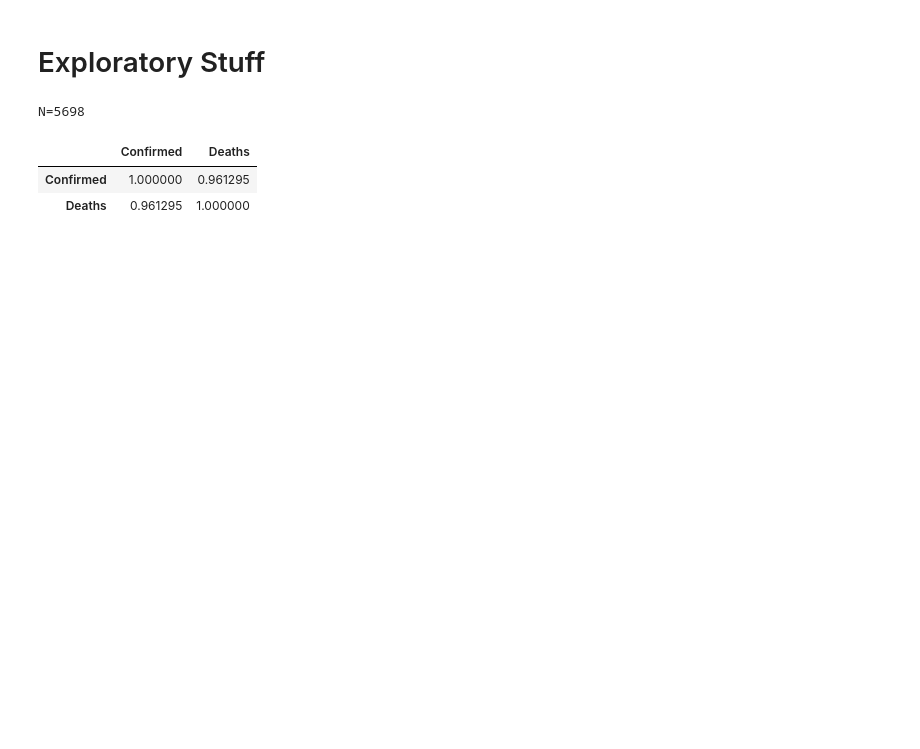
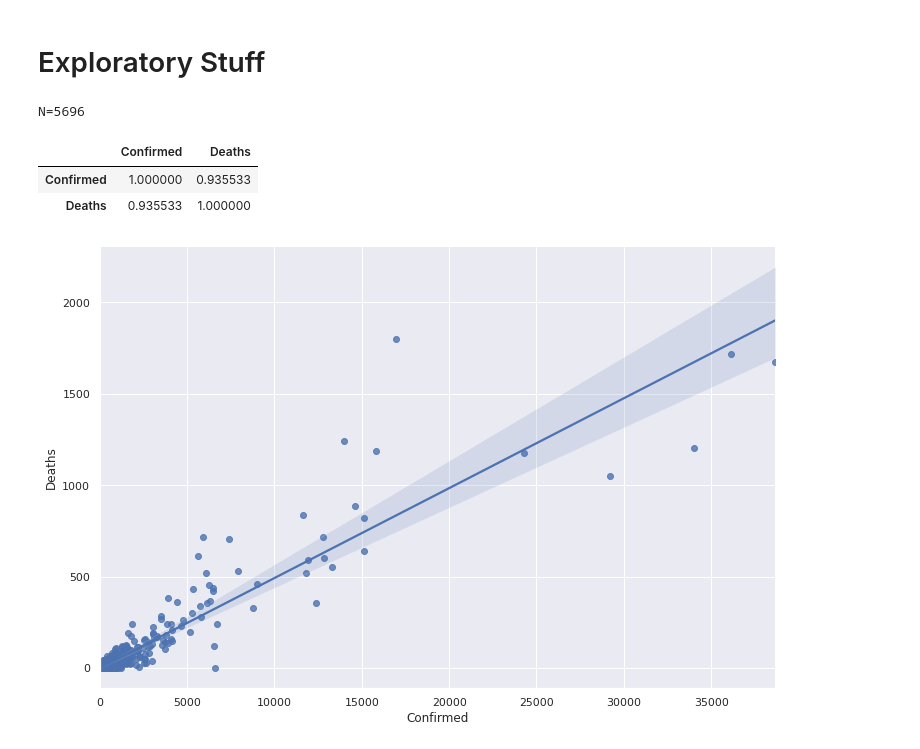
Before and after one commit to codeforkjeff/covid-19-stats, a Jupyter notebook: Exploratory Stuff.ipynb, the cells around one changed output. Cells and saved outputs as stored; diff of their text form; code cells hidden in the pictures; blank space fills up the shorter version.

Commit message:
add plots

```diff
--- a/Exploratory Stuff.ipynb
+++ b/Exploratory Stuff.ipynb
@@ -3,34 +3,43 @@
 # %%
 # init
 
+from matplotlib import pyplot
 import pandas as pd
 import pandas.io.sql as psql
+import seaborn as sns
 
 from covid19stats import *
 
 conn = get_db_conn()
+
+sns.set(style="darkgrid")
 # %%
 # sanity check: is this thing on?
 # of course confirmed cases will be highly correlated with deaths, duh
 
 sql = """
 SELECT
     Confirmed,
     Deaths
 FROM fact_counties_ranked cr
 WHERE
-    Date = '20200501';
+    Date = '20200501'
+    -- exclude NYC outlier
+    AND cr.FIPS <> '36061'
 """
 
 df = psql.read_sql(sql, conn)
 print(f"N={df.size}")
 
+sns.lmplot(x="Confirmed", y="Deaths", data=df, height=7, aspect=1.5)
+
 df.corr()
 # %% [output]
-N=5698
+N=5696
 |  | Confirmed | Deaths |
-| Confirmed | 1.000000 | 0.961295 |
-| Deaths | 0.961295 | 1.000000 |
+| Confirmed | 1.000000 | 0.935533 |
+| Deaths | 0.935533 | 1.000000 |
+[figure, added]
 # %%
 # is there a correlation with population size?
 # we'd expect so, since outbreaks began in large cities.
```
Also changed, not shown: parts of 4 cells of this notebook, 1 other file.
